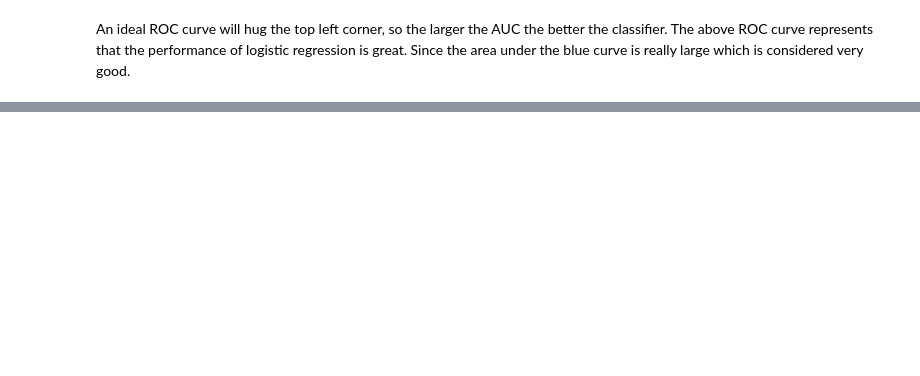
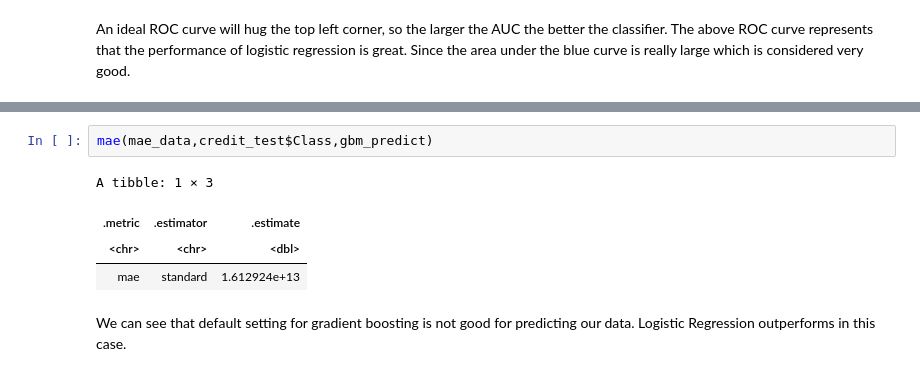
Before and after one commit to pavankumar592/CreditCard_Fraud_Detection, a Jupyter notebook: R version/Credit Card Fraud Detection.ipynb, the cells around one changed output, grey strips where cells are left out. Cells and saved outputs as stored; diff of their text form; blank space fills up the shorter version.

```diff
--- a/R version/Credit Card Fraud Detection.ipynb
+++ b/R version/Credit Card Fraud Detection.ipynb
@@ -134,0 +163,9 @@ An ideal ROC curve will hug the top left corner, so the larger the AUC the bette
+# %%
+mae(mae_data,credit_test$Class,gbm_predict)
+# %% [output]
+A tibble: 1 × 3
+| .metric | .estimator | .estimate |
+| <chr> | <chr> | <dbl> |
+| mae | standard | 1.612924e+13 |
+# %% [markdown]
+We can see that default setting for gradient boosting is not good for predicting our data. Logistic Regression outperforms in this case.
```
Also changed, not shown: parts of 10 cells of this notebook.
